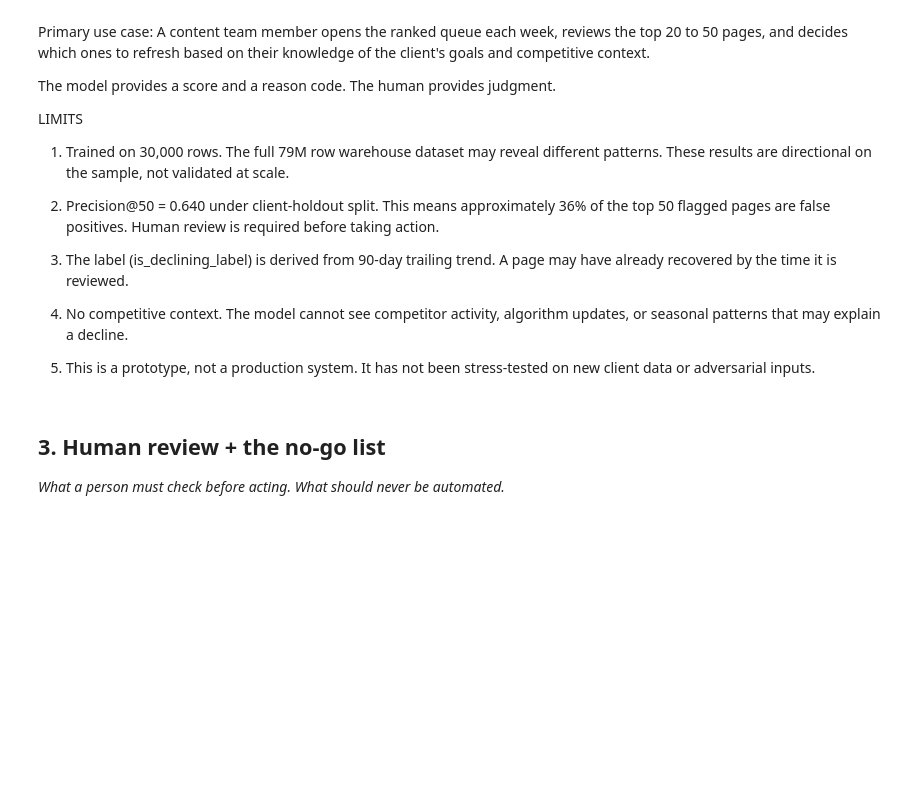
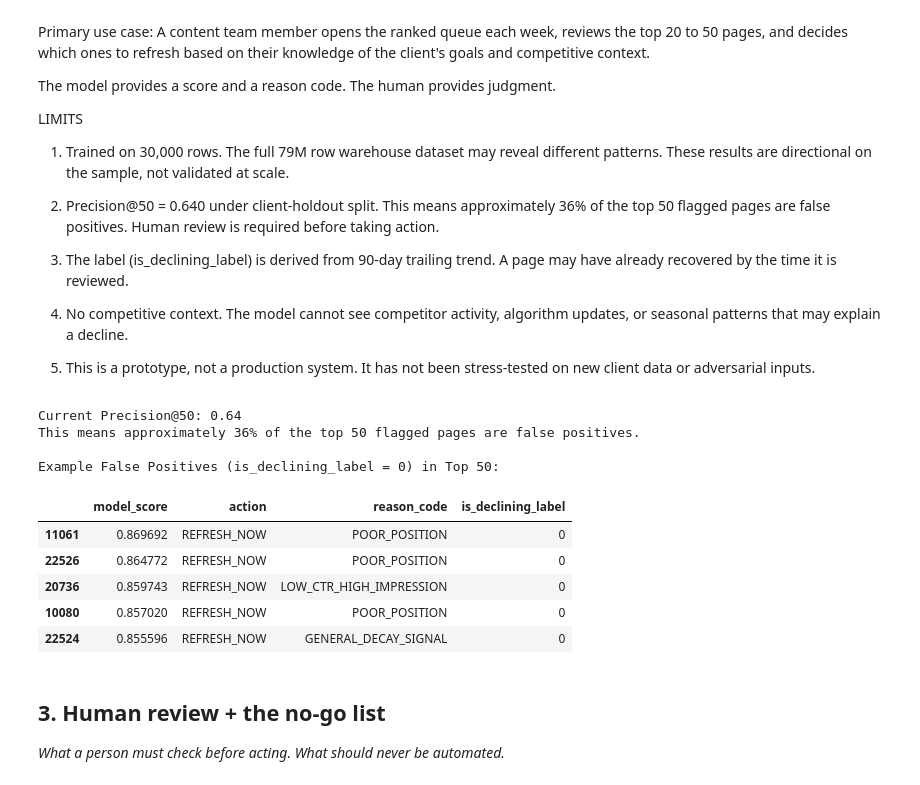
Before and after one commit to Saif-Ullah0/flyrank-ml-internship, a Jupyter notebook: work/notebooks/w07_action_playbook.ipynb, the cells around one changed output. Cells and saved outputs as stored; diff of their text form; code cells hidden in the pictures; blank space fills up the shorter version.

Commit message:
false positioves , and get flagged pages

```diff
--- a/work/notebooks/w07_action_playbook.ipynb
+++ b/work/notebooks/w07_action_playbook.ipynb
@@ -181,6 +181,28 @@ LIMITS
 5. This is a prototype, not a production system. It
    has not been stress-tested on new client data or
    adversarial inputs.
+# %%
+print(f"Current Precision@50: {playbook_metrics['precision_at_50']}")
+print(f"This means approximately {round((1 - playbook_metrics['precision_at_50']) * 100)}% of the top 50 flagged pages are false positives.")
+
+# Display some false positives within the top recommendations to illustrate the 'human review required' limit
+false_positives_in_top_50 = queue.head(50)[queue.head(50)['is_declining_label'] == 0]
+if not false_positives_in_top_50.empty:
+    print("\nExample False Positives (is_declining_label = 0) in Top 50:")
+    display(false_positives_in_top_50[['model_score', 'action', 'reason_code', 'is_declining_label']].head(5))
+else:
+    print("\nNo false positives observed in the top 50 for this run (unlikely but possible).")
+# %% [output]
+Current Precision@50: 0.64
+This means approximately 36% of the top 50 flagged pages are false positives.
+
+Example False Positives (is_declining_label = 0) in Top 50:
+|  | model_score | action | reason_code | is_declining_label |
+| 11061 | 0.869692 | REFRESH_NOW | POOR_POSITION | 0 |
+| 22526 | 0.864772 | REFRESH_NOW | POOR_POSITION | 0 |
+| 20736 | 0.859743 | REFRESH_NOW | LOW_CTR_HIGH_IMPRESSION | 0 |
+| 10080 | 0.857020 | REFRESH_NOW | POOR_POSITION | 0 |
+| 22524 | 0.855596 | REFRESH_NOW | GENERAL_DECAY_SIGNAL | 0 |
 # %% [markdown]
 ## 3. Human review + the no-go list
 
```
Also changed, not shown: parts of 2 cells of this notebook.
